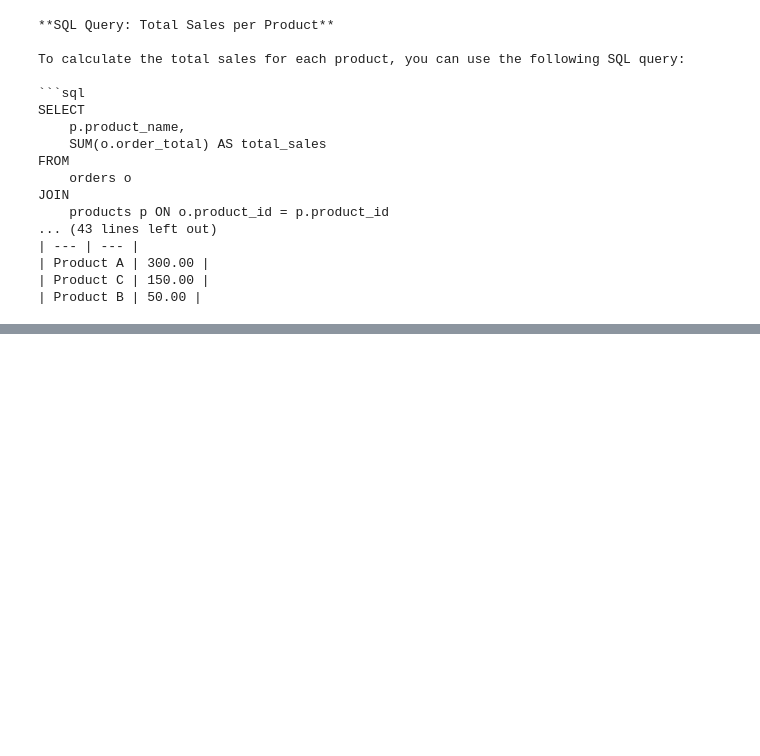
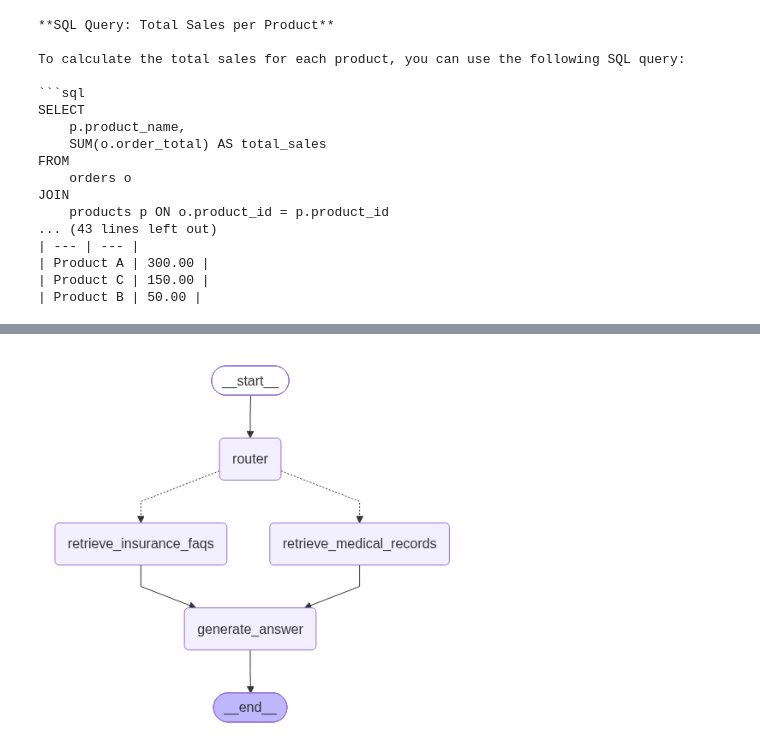
Before and after one commit to ancestor9/2026_Fall_Learning-Langchain-AI-Agent, a Jupyter notebook: CH5_Cognitive_Architectures_with_LangGraph.ipynb, the cells around one changed output, grey strips where cells are left out. Saved outputs shown, nothing was run; the diff lists cells and outputs as text; code cells hidden in the pictures; blank space fills up the shorter version.

```diff
--- a/CH5_Cognitive_Architectures_with_LangGraph.ipynb
+++ b/CH5_Cognitive_Architectures_with_LangGraph.ipynb
@@ -170,9 +200,9 @@ from langgraph.graph.message import add_messages
 embeddings = HuggingFaceEmbeddings(model_name="all-MiniLM-L6-v2")
 
 # useful to generate SQL query
-model_low_temp = ChatGroq(model="llama-3.3-70b-versatile", temperature=0.1)
-# useful to generate natural language outputs
-model_low_temp = ChatGroq(model="llama-3.3-70b-versatile", temperature=0.1)
+model_low_temp = ChatGroq(model="openai/gpt-oss-20b", temperature=0.1)
+# useful to generate natural language outputs (수정됨)
+model_high_temp = ChatGroq(model="openai/gpt-oss-20b", temperature=0.7)
 
 class State(TypedDict):
     # to track conversation history
@@ -307,0 +335,13 @@ for chunk in graph.stream(input):
+# %%
+# Mermaid PNG 이미지를 생성
+mermaid_png_bytes = graph.get_graph().draw_mermaid_png()
+
+# Bytes 데이터를 이미지로 로드
+img = mpimg.imread(BytesIO(mermaid_png_bytes))
+
+# 이미지를 표시합니다.
+plt.imshow(img)
+plt.axis('off') # 축을 비활성화
+plt.show()
+# %% [output]
+[figure, added]
```
Also changed, not shown: parts of 8 cells of this notebook.
